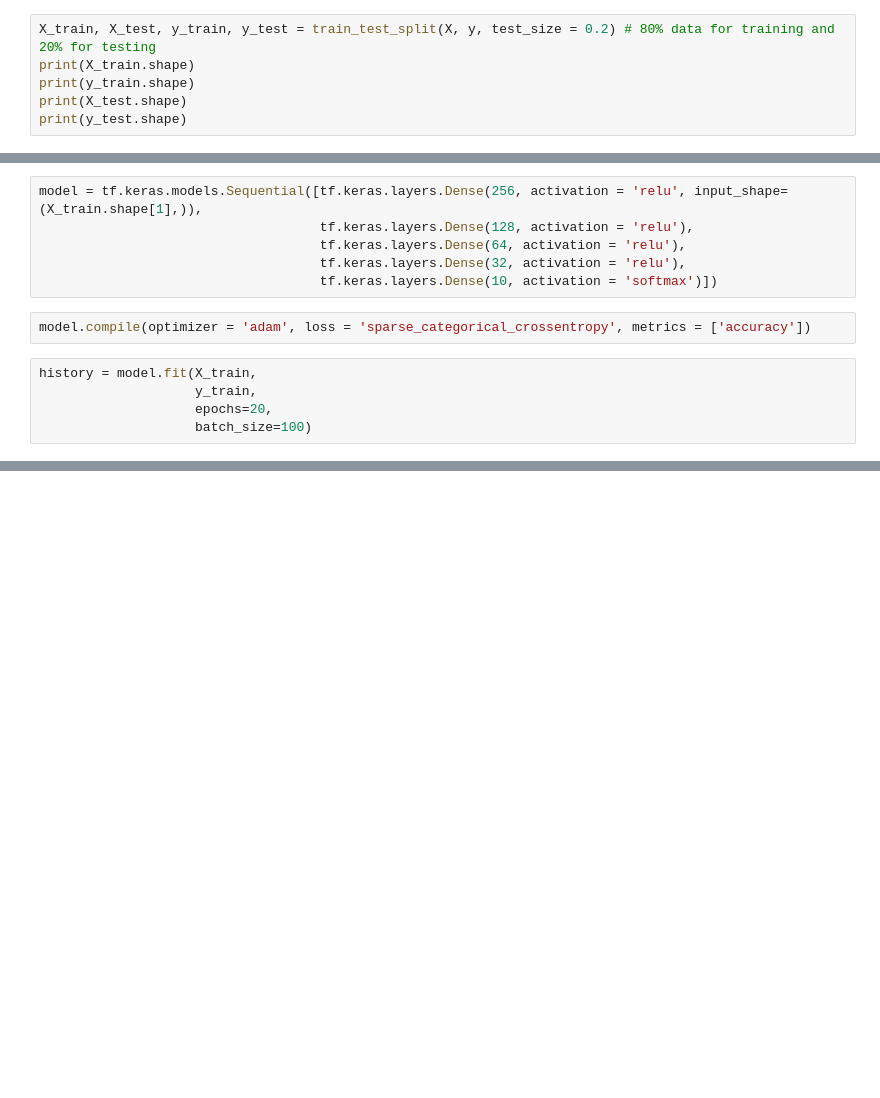
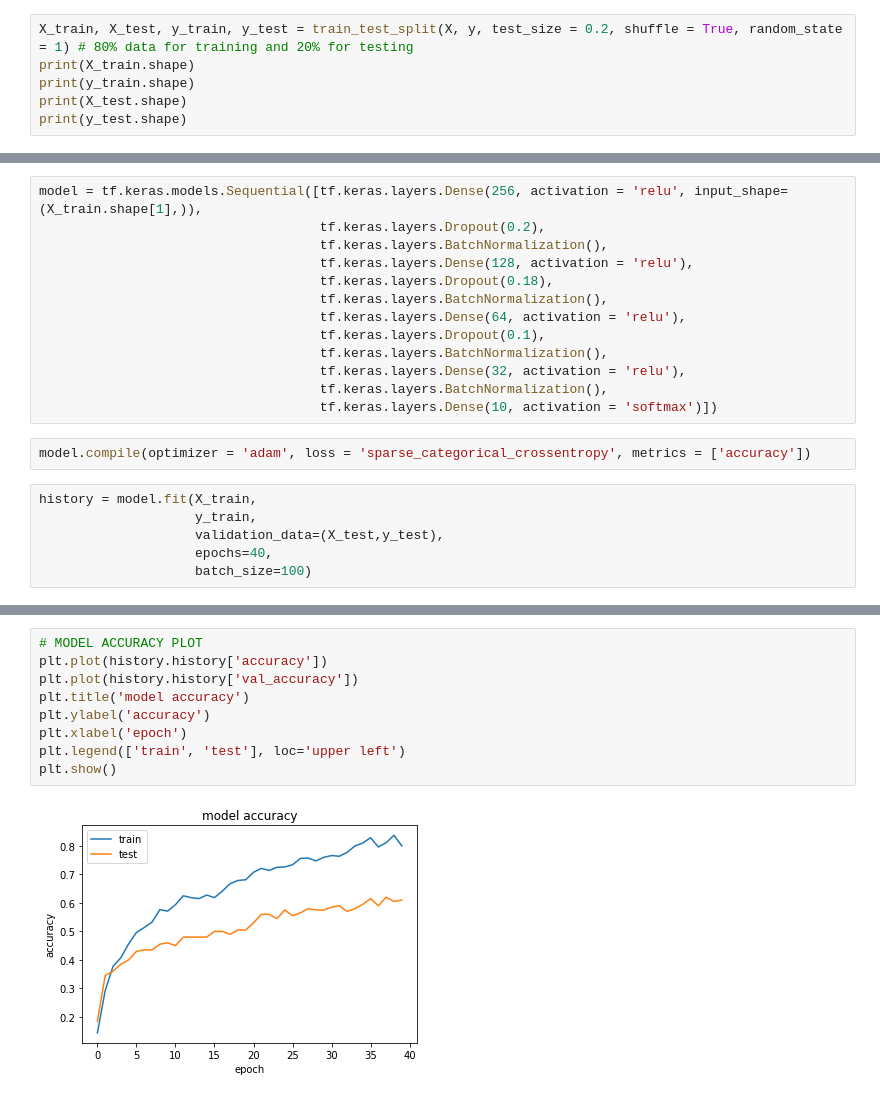
Before and after one commit to ag-iwnl/Music-Genre-Classification-using-Deep-Learning, a Jupyter notebook: Music Genre Classification.ipynb, the cells around one changed output, grey strips where cells are left out. Saved outputs shown, nothing was run; the diff lists cells and outputs as text; blank space fills up the shorter version.

```diff
--- a/Music Genre Classification.ipynb
+++ b/Music Genre Classification.ipynb
@@ -267,7 +267,7 @@ X = scaler.fit_transform(np.array(csv_data.iloc[:, :-1], dtype = float))
 # %% [markdown]
 ### Creating Training and Testing Sets
 # %%
-X_train, X_test, y_train, y_test = train_test_split(X, y, test_size = 0.2) # 80% data for training and 20% for testing
+X_train, X_test, y_train, y_test = train_test_split(X, y, test_size = 0.2, shuffle = True, random_state = 1) # 80% data for training and 20% for testing
 print(X_train.shape)
 print(y_train.shape)
 print(X_test.shape)
@@ -281,15 +281,23 @@ print(y_test.shape)
 ### Creating the Model
 # %%
 model = tf.keras.models.Sequential([tf.keras.layers.Dense(256, activation = 'relu', input_shape=(X_train.shape[1],)),
+                                    tf.keras.layers.Dropout(0.2),
+                                    tf.keras.layers.BatchNormalization(),
                                     tf.keras.layers.Dense(128, activation = 'relu'),
+                                    tf.keras.layers.Dropout(0.18),
+                                    tf.keras.layers.BatchNormalization(),
                                     tf.keras.layers.Dense(64, activation = 'relu'),
+                                    tf.keras.layers.Dropout(0.1),
+                                    tf.keras.layers.BatchNormalization(),
                                     tf.keras.layers.Dense(32, activation = 'relu'),
+                                    tf.keras.layers.BatchNormalization(),
                                     tf.keras.layers.Dense(10, activation = 'softmax')])
 # %%
 model.compile(optimizer = 'adam', loss = 'sparse_categorical_crossentropy', metrics = ['accuracy'])
 # %%
 history = model.fit(X_train,
                     y_train,
-                    epochs=20,
+                    validation_data=(X_test,y_test),
+                    epochs=40,
                     batch_size=100)
 # %% [output]
@@ -317,0 +331,11 @@ model.evaluate(X_test, y_test)
+# %%
+# MODEL ACCURACY PLOT
+plt.plot(history.history['accuracy'])
+plt.plot(history.history['val_accuracy'])
+plt.title('model accuracy')
+plt.ylabel('accuracy')
+plt.xlabel('epoch')
+plt.legend(['train', 'test'], loc='upper left')
+plt.show()
+# %% [output]
+[figure, added]
```
Also changed, not shown: parts of 4 cells of this notebook.
